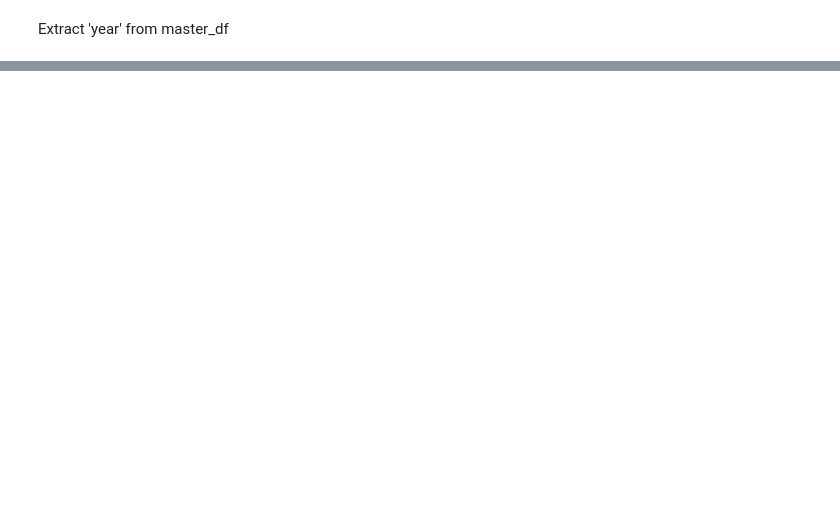
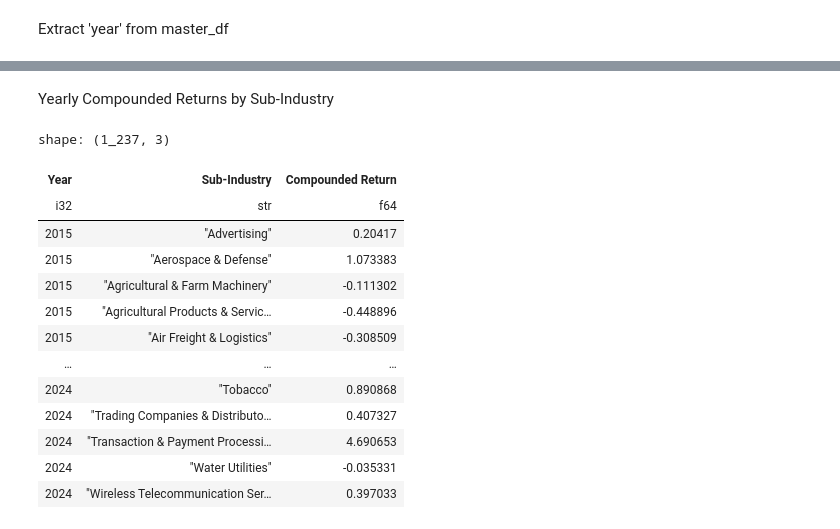
Before and after one commit to zes5612/ECON_412_Project, a Jupyter notebook: analysis.ipynb, the cells around one changed output, grey strips where cells are left out. Cells and saved outputs as stored; diff of their text form; code cells hidden in the pictures; blank space fills up the shorter version.

```diff
--- a/analysis.ipynb
+++ b/analysis.ipynb
@@ -165,0 +187,23 @@ Schema([('Date', String),
+# %% [markdown]
+Yearly Compounded Returns by Sub-Industry
+# %%
+yearly_industry_returns = master_df.group_by(["Year", "Sub-Industry"]).agg([
+    ((1 + pl.col("Daily Return")).cum_prod().last() - 1).alias("Compounded Return")
+]).drop_nulls().sort(["Year", "Sub-Industry"])
+
+yearly_industry_returns
+# %% [output]
+shape: (1_237, 3)
+| Year | Sub-Industry | Compounded Return |
+| i32 | str | f64 |
+| 2015 | "Advertising" | 0.20417 |
+| 2015 | "Aerospace & Defense" | 1.073383 |
+| 2015 | "Agricultural & Farm Machinery" | -0.111302 |
+| 2015 | "Agricultural Products & Servic… | -0.448896 |
+| 2015 | "Air Freight & Logistics" | -0.308509 |
+| … | … | … |
+| 2024 | "Tobacco" | 0.890868 |
+| 2024 | "Trading Companies & Distributo… | 0.407327 |
+| 2024 | "Transaction & Payment Processi… | 4.690653 |
+| 2024 | "Water Utilities" | -0.035331 |
+| 2024 | "Wireless Telecommunication Ser… | 0.397033 |
```
Also changed, not shown: parts of 7 cells of this notebook.
